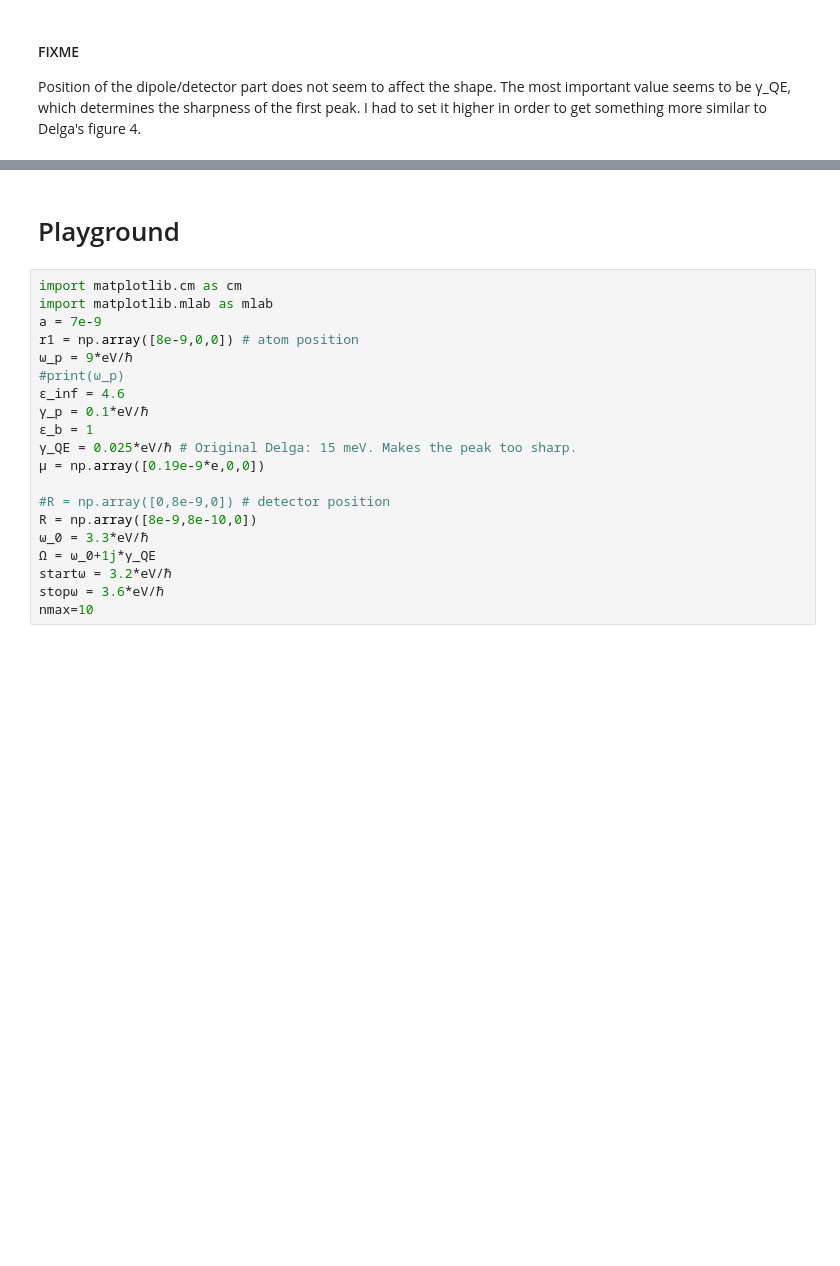
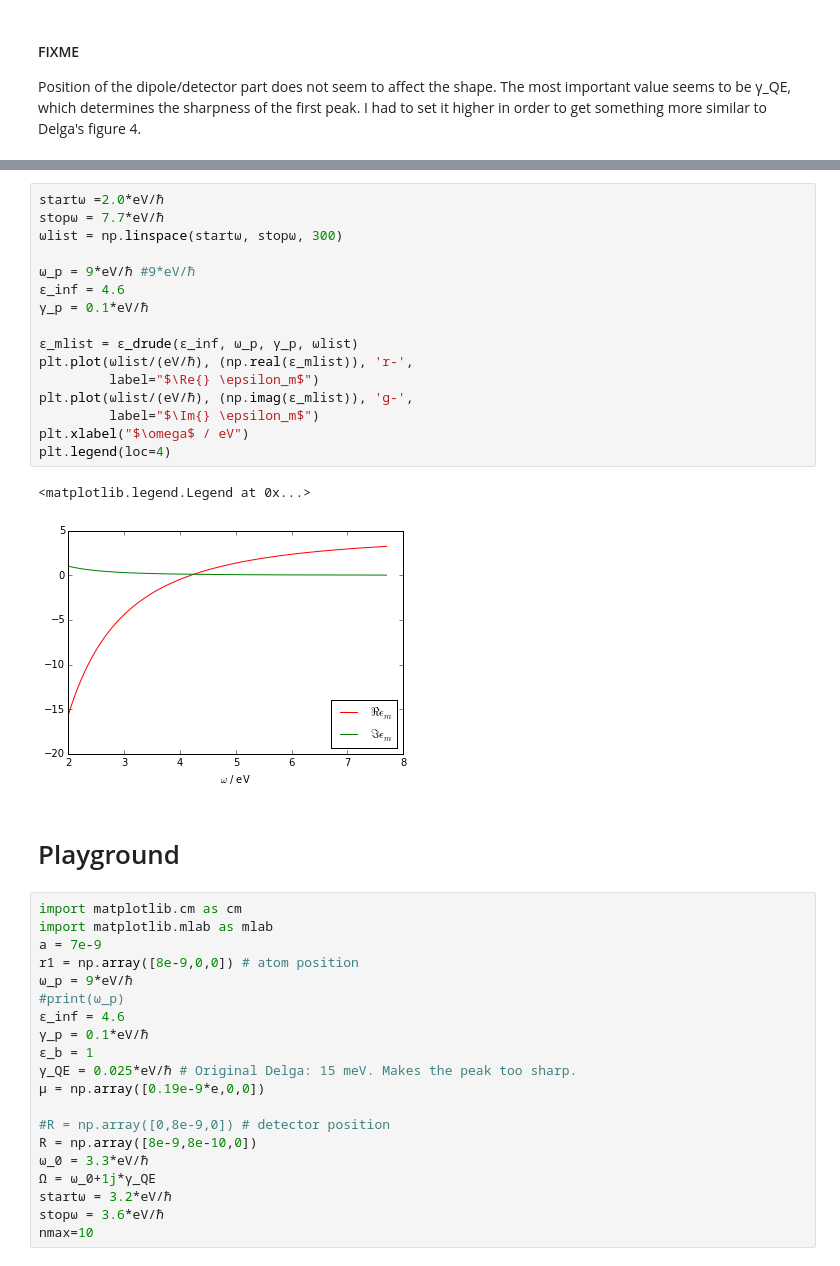
Before and after one commit to texnokrates/dicke, a Jupyter notebook: ipynotebooks/scattering.ipynb, the cells around one changed output, grey strips where cells are left out. Drawn from its saved outputs; the diff is of its cells as text; blank space fills up the shorter version.

```diff
--- a/ipynotebooks/scattering.ipynb
+++ b/ipynotebooks/scattering.ipynb
@@ -268,3 +272,22 @@ something more similar to Delga's figure 4.
+# %%
+startω =2.0*eV/ℏ
+stopω = 7.7*eV/ℏ
+ωlist = np.linspace(startω, stopω, 300)
+
+ω_p = 9*eV/ℏ #9*eV/ℏ
+ε_inf = 4.6
+γ_p = 0.1*eV/ℏ
+
+ε_mlist = ε_drude(ε_inf, ω_p, γ_p, ωlist)
+plt.plot(ωlist/(eV/ℏ), (np.real(ε_mlist)), 'r-',
+         label="$\Re{} \epsilon_m$")
+plt.plot(ωlist/(eV/ℏ), (np.imag(ε_mlist)), 'g-',
+         label="$\Im{} \epsilon_m$")
+plt.xlabel("$\omega$ / eV")
+plt.legend(loc=4)
+# %% [output]
+<matplotlib.legend.Legend at 0x...>
+[figure, added]
 # %% [markdown]
 # Playground
 # %%
```
Also changed, not shown: parts of 10 cells of this notebook.
